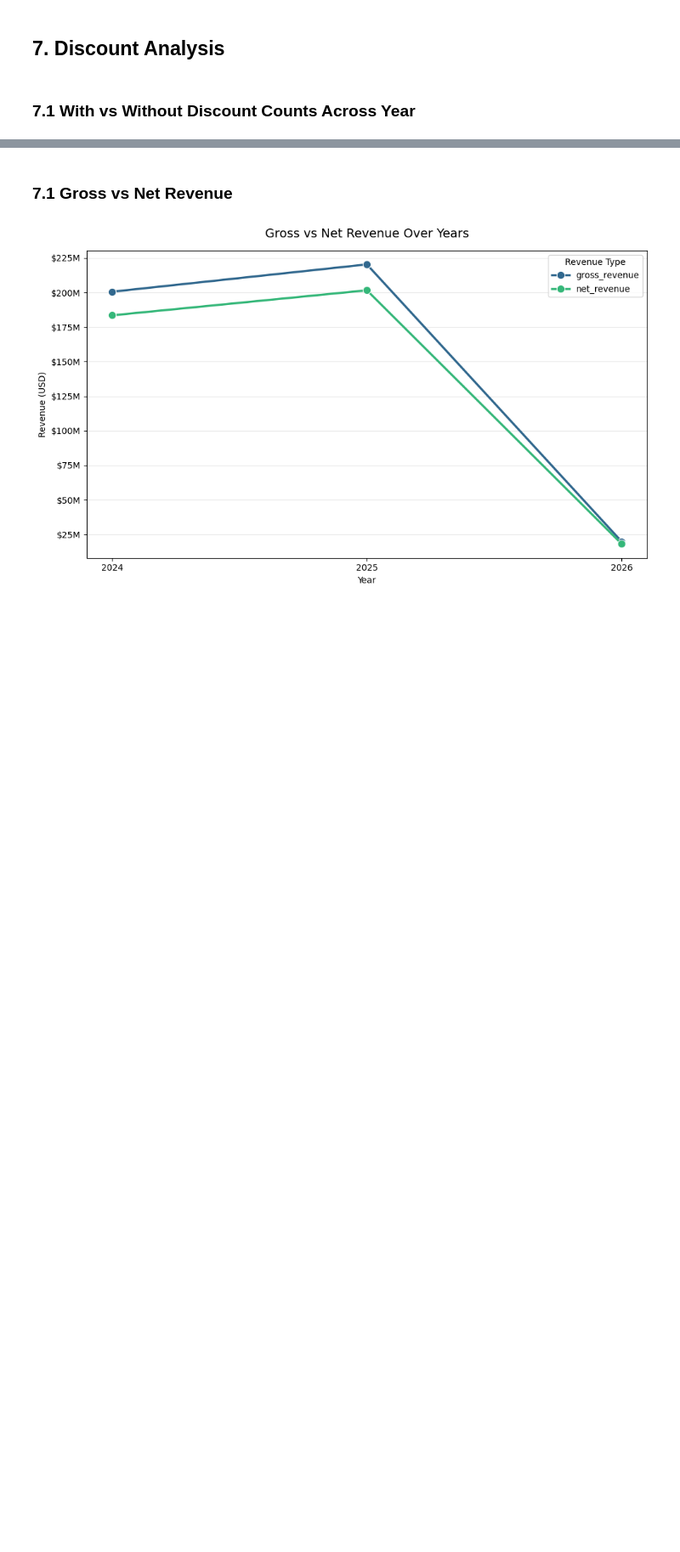
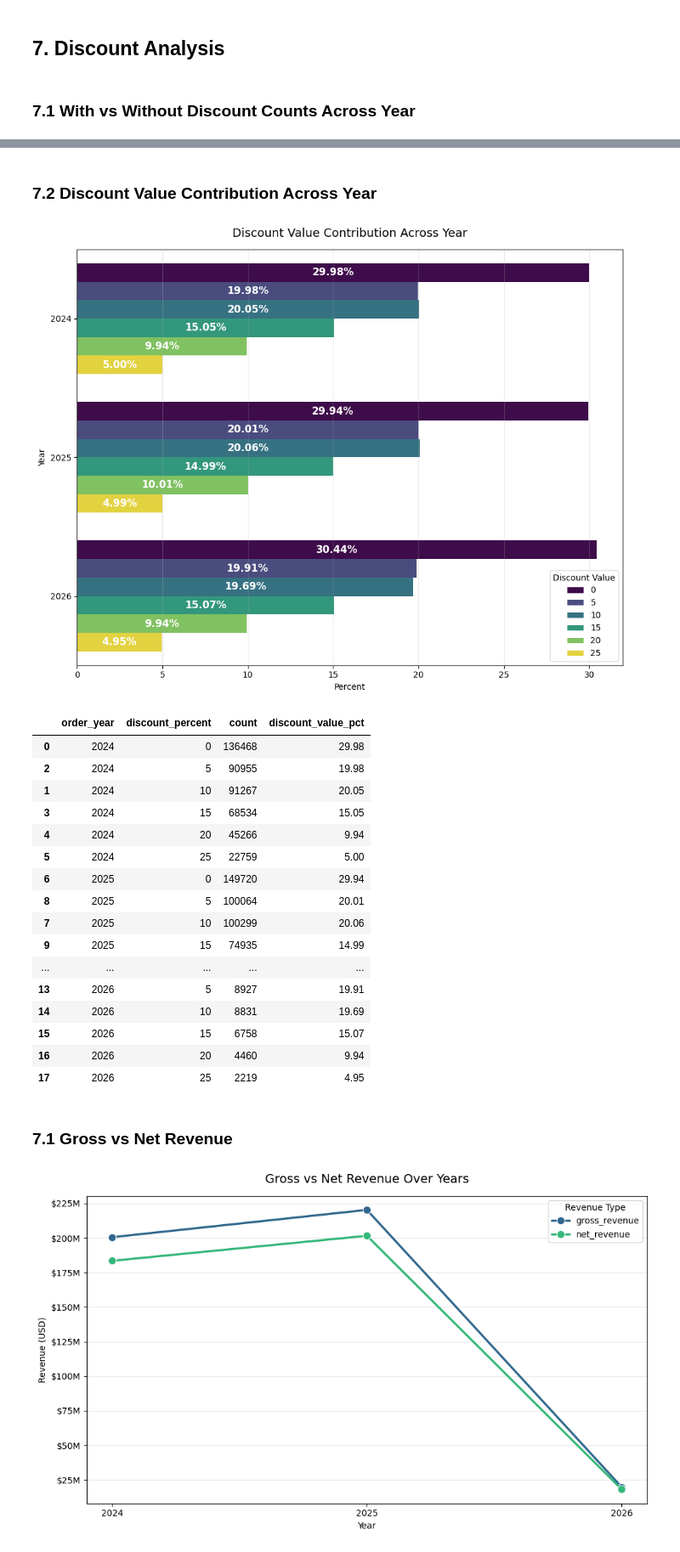
Before and after one commit to judiellegaspina/Ecommerce-EDA-and-Sales-Prediction, a Jupyter notebook: 05_Sales_Analysis.ipynb, the cells around one changed output, grey strips where cells are left out. Shown at 85% size. Drawn from its saved outputs; the diff is of its cells as text; code cells hidden in the pictures; blank space fills up the shorter version.

Commit message:
- add Discount Value contribution analysis in Discount Analysis

```diff
--- a/05_Sales_Analysis.ipynb
+++ b/05_Sales_Analysis.ipynb
@@ -1145,3 +1155,71 @@ plt.show()
+# %% [markdown]
+### 7.2 Discount Value Contribution Across Year
+# %%
+discount_value = (
+    sales_df
+    .groupby('order_year')['discount_percent']
+    .value_counts()
+    .reset_index()
+    .sort_values(['order_year', 'discount_percent'])
+)
+
+discount_value['discount_value_pct'] = (
+    discount_value
+    .groupby('order_year')['count']
+    .transform(lambda x: x / x.sum() * 100)
+)
+
+plt.figure(figsize=(10, 8))
+
+ax = sns.barplot(
+    data=discount_value,
+    x='discount_value_pct',
+    y='order_year',
+    hue='discount_percent',
+    palette='viridis',
+    orient='h'
+)
+
+# Add value labels on each marker
+for container in ax.containers:
+    ax.bar_label(
+        container,
+        labels=[f'{v:,.2f}%' for v in container.datavalues],
+        label_type='center',
+        color='white',
+        fontsize=12,
+        fontweight='bold'
+    )
+
+plt.title('Discount Value Contribution Across Year', fontsize=14, pad=15)
+plt.xlabel('Percent')
+plt.ylabel('Year')
+plt.legend(title='Discount Value')
+plt.grid(axis='x', alpha=0.3)
+plt.tight_layout()
+plt.show()
+
+# Display the DataFrame
+discount_value
+# %% [output]
+[figure, added]
+|  | order_year | discount_percent | count | discount_value_pct |
+| 0 | 2024 | 0 | 136468 | 29.98 |
+| 2 | 2024 | 5 | 90955 | 19.98 |
+| 1 | 2024 | 10 | 91267 | 20.05 |
+| 3 | 2024 | 15 | 68534 | 15.05 |
+| 4 | 2024 | 20 | 45266 | 9.94 |
+| 5 | 2024 | 25 | 22759 | 5.00 |
+| 6 | 2025 | 0 | 149720 | 29.94 |
+| 8 | 2025 | 5 | 100064 | 20.01 |
+| 7 | 2025 | 10 | 100299 | 20.06 |
+| 9 | 2025 | 15 | 74935 | 14.99 |
+| ... | ... | ... | ... | ... |
+| 13 | 2026 | 5 | 8927 | 19.91 |
+| 14 | 2026 | 10 | 8831 | 19.69 |
+| 15 | 2026 | 15 | 6758 | 15.07 |
+| 16 | 2026 | 20 | 4460 | 9.94 |
+| 17 | 2026 | 25 | 2219 | 4.95 |
 # %% [markdown]
 ### 7.1 Gross vs Net Revenue
 # %%
```
Also changed, not shown: parts of 1 cell of this notebook.
